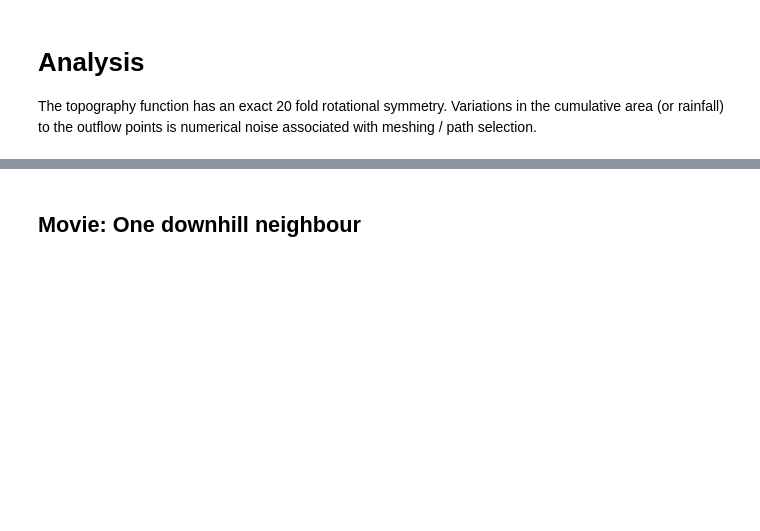
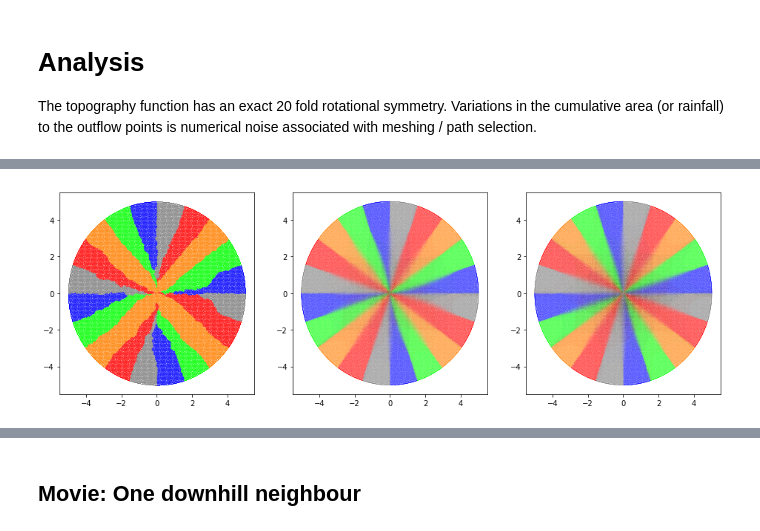
Before and after one commit to underworldcode/quagmire, a Jupyter notebook: Notebooks/cumulative flow.ipynb, the cells around one changed output, grey strips where cells are left out. Drawn from its saved outputs; the diff is of its cells as text; code cells hidden in the pictures; blank space fills up the shorter version.

```diff
--- a/Notebooks/cumulative flow.ipynb
+++ b/Notebooks/cumulative flow.ipynb
@@ -166,0 +230,50 @@ Nn -  78.6967443767
+# %%
+catchments1, catchmentw1 = catchment_analysis(mesh, down1)
+catchments2, catchmentw2 = catchment_analysis(mesh, down2)
+catchments3, catchmentw3 = catchment_analysis(mesh, down3)
+# %%
+colors = np.array(  [[0.0,0.0,1.0],  # Blue
+                     [0.0,1.0,0.0],  # Green
+                     [1.0,0.5,0.0],  # Orange
+                     [1.0,0.0,0.0],  # Red
+                     [0.5,0.5,0.5]] )
+
+
+catchments = len(mesh.identify_outflow_points())
+sortOrder  = np.argsort(np.arctan2(y[outflow_points],x[outflow_points]))
+colorID = np.zeros(catchments, dtype=np.int)
+
+for i in range(0,catchments):
+    colorID[sortOrder[i]] = i%5
+# %%
+fig, (ax1,ax2, ax3) = plt.subplots(1,3, figsize=(16,5))
+ax1.set_xlim(-5.5,5.5)
+ax1.set_ylim(-5.5,5.5)
+
+ax2.set_xlim(-5.5,5.5)
+ax2.set_ylim(-5.5,5.5)
+
+ax3.set_xlim(-5.5,5.5)
+ax3.set_ylim(-5.5,5.5)
+
+
+for cid in range(0, catchments):
+    cid0 = colorID[cid]
+
+    #1
+    ax1.scatter(x[catchments1[cid]], y[catchments1[cid]], c=colors[cid0],
+                   alpha=0.5, zorder=1, s=0.5, linewidth=0.0)
+
+    #2
+    ax2.scatter(x[catchments2[cid]], y[catchments2[cid]], c=colors[cid0],
+                   alpha=1.0, zorder=1, s=catchmentw2[cid] * 0.3+0.01, linewidth=0.0)
+
+    #3
+    ax3.scatter(x[catchments3[cid]], y[catchments3[cid]], c=colors[cid0],
+                   alpha=1.0, zorder=1, s=catchmentw3[cid] * 0.3+0.01, linewidth=0.0)
+
+
+
+fig.savefig("OctopusUnderpants-Downhill-123-catchments.png", dpi=300)
+# %% [output]
+[figure, added]
```
Also changed, not shown: parts of 36 cells of this notebook, 7 other files.
